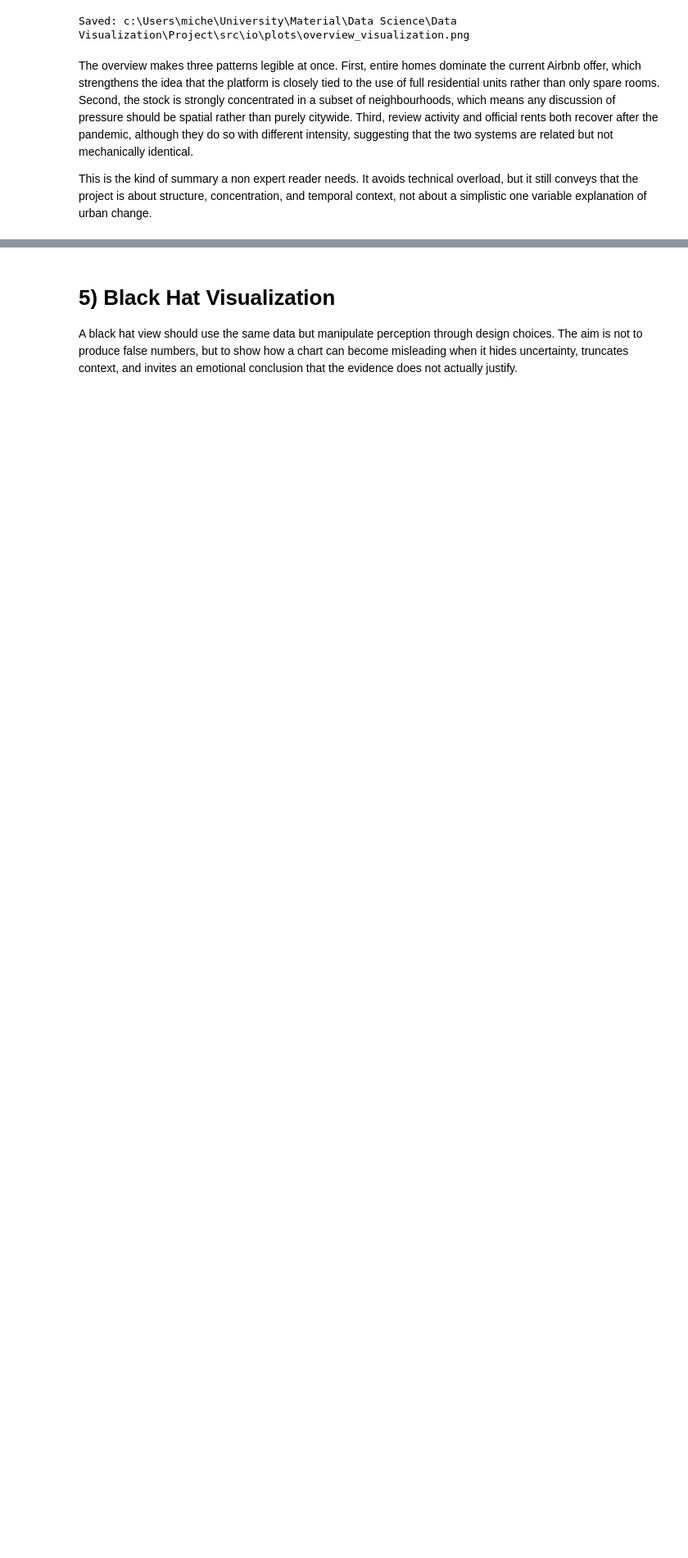
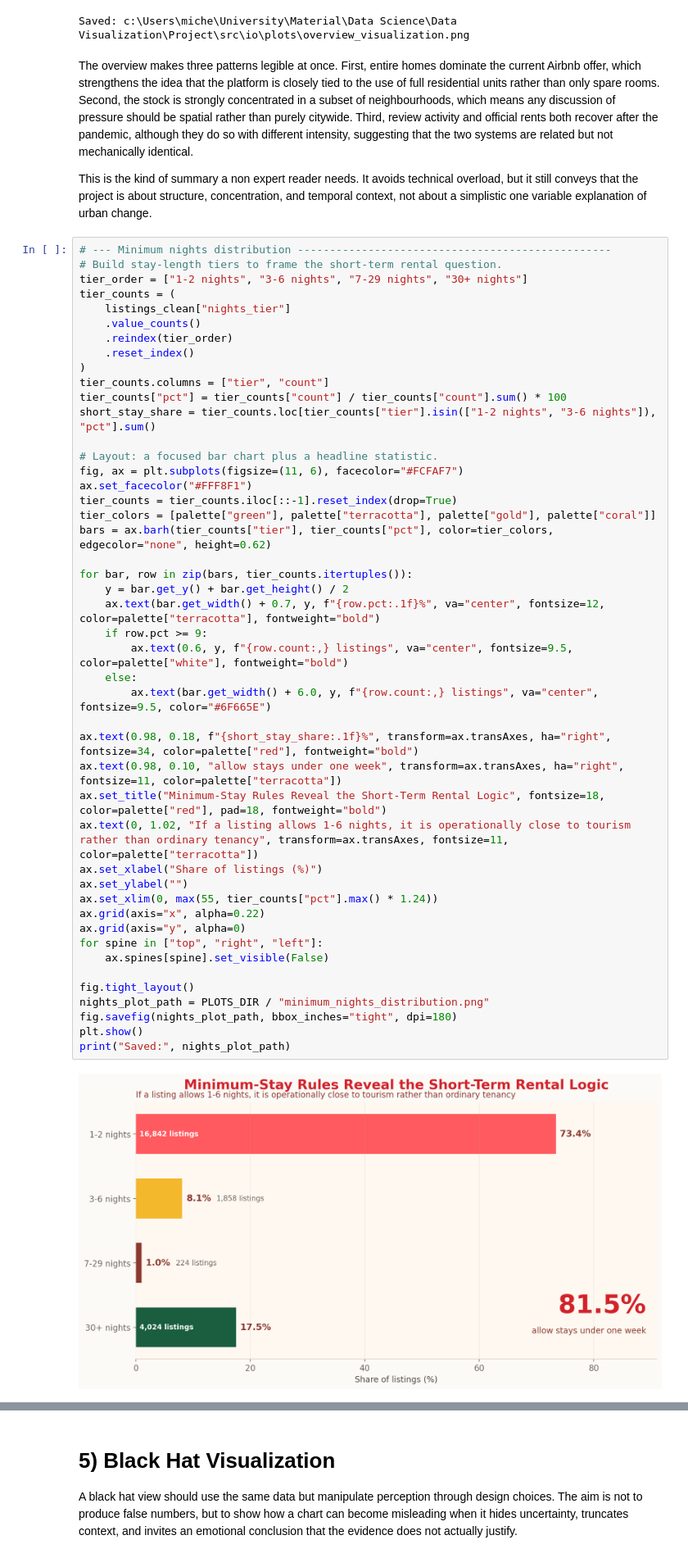
Before and after one commit to Mturco3/Data-Visualization-2026, a Jupyter notebook: src/0_Notebook.ipynb, the cells around one changed output, grey strips where cells are left out. Shown at 82% size. Cells and saved outputs as stored; diff of their text form; blank space fills up the shorter version.

```diff
--- a/src/0_Notebook.ipynb
+++ b/src/0_Notebook.ipynb
@@ -556,3 +554,51 @@ Saved: c:\Users\miche\University\Material\Data Science\Data Visualization\Projec
 The overview makes three patterns legible at once. First, entire homes dominate the current Airbnb offer, which strengthens the idea that the platform is closely tied to the use of full residential units rather than only spare rooms. Second, the stock is strongly concentrated in a subset of neighbourhoods, which means any discussion of pressure should be spatial rather than purely citywide. Third, review activity and official rents both recover after the pandemic, although they do so with different intensity, suggesting that the two systems are related but not mechanically identical.
 
 This is the kind of summary a non expert reader needs. It avoids technical overload, but it still conveys that the project is about structure, concentration, and temporal context, not about a simplistic one variable explanation of urban change.
+# %%
+# --- Minimum nights distribution -------------------------------------------------
+# Build stay-length tiers to frame the short-term rental question.
+tier_order = ["1-2 nights", "3-6 nights", "7-29 nights", "30+ nights"]
+tier_counts = (
+    listings_clean["nights_tier"]
+    .value_counts()
+    .reindex(tier_order)
+    .reset_index()
+)
+tier_counts.columns = ["tier", "count"]
+tier_counts["pct"] = tier_counts["count"] / tier_counts["count"].sum() * 100
+short_stay_share = tier_counts.loc[tier_counts["tier"].isin(["1-2 nights", "3-6 nights"]), "pct"].sum()
+
+# Layout: a focused bar chart plus a headline statistic.
+fig, ax = plt.subplots(figsize=(11, 6), facecolor="#FCFAF7")
+ax.set_facecolor("#FFF8F1")
+tier_counts = tier_counts.iloc[::-1].reset_index(drop=True)
+tier_colors = [palette["green"], palette["terracotta"], palette["gold"], palette["coral"]]
+bars = ax.barh(tier_counts["tier"], tier_counts["pct"], color=tier_colors, edgecolor="none", height=0.62)
+
+for bar, row in zip(bars, tier_counts.itertuples()):
+    y = bar.get_y() + bar.get_height() / 2
+    ax.text(bar.get_width() + 0.7, y, f"{row.pct:.1f}%", va="center", fontsize=12, color=palette["terracotta"], fontweight="bold")
+    if row.pct >= 9:
+        ax.text(0.6, y, f"{row.count:,} listings", va="center", fontsize=9.5, color=palette["white"], fontweight="bold")
+    else:
+        ax.text(bar.get_width() + 6.0, y, f"{row.count:,} listings", va="center", fontsize=9.5, color="#6F665E")
+
+ax.text(0.98, 0.18, f"{short_stay_share:.1f}%", transform=ax.transAxes, ha="right", fontsize=34, color=palette["red"], fontweight="bold")
+ax.text(0.98, 0.10, "allow stays under one week", transform=ax.transAxes, ha="right", fontsize=11, color=palette["terracotta"])
+ax.set_title("Minimum-Stay Rules Reveal the Short-Term Rental Logic", fontsize=18, color=palette["red"], pad=18, fontweight="bold")
+ax.text(0, 1.02, "If a listing allows 1-6 nights, it is operationally close to tourism rather than ordinary tenancy", transform=ax.transAxes, fontsize=11, color=palette["terracotta"])
+ax.set_xlabel("Share of listings (%)")
+ax.set_ylabel("")
+ax.set_xlim(0, max(55, tier_counts["pct"].max() * 1.24))
+ax.grid(axis="x", alpha=0.22)
+ax.grid(axis="y", alpha=0)
+for spine in ["top", "right", "left"]:
+    ax.spines[spine].set_visible(False)
+
+fig.tight_layout()
+nights_plot_path = PLOTS_DIR / "minimum_nights_distribution.png"
+fig.savefig(nights_plot_path, bbox_inches="tight", dpi=180)
+plt.show()
+print("Saved:", nights_plot_path)
+# %% [output]
+[figure, added]
```
Also changed, not shown: parts of 9 cells of this notebook, 14 other files.
